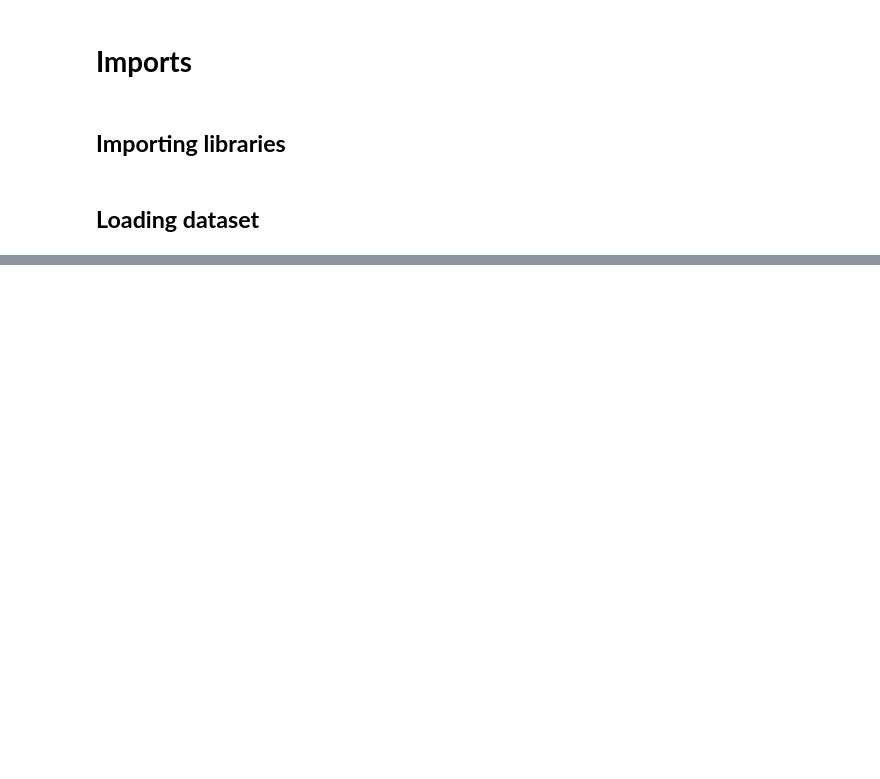
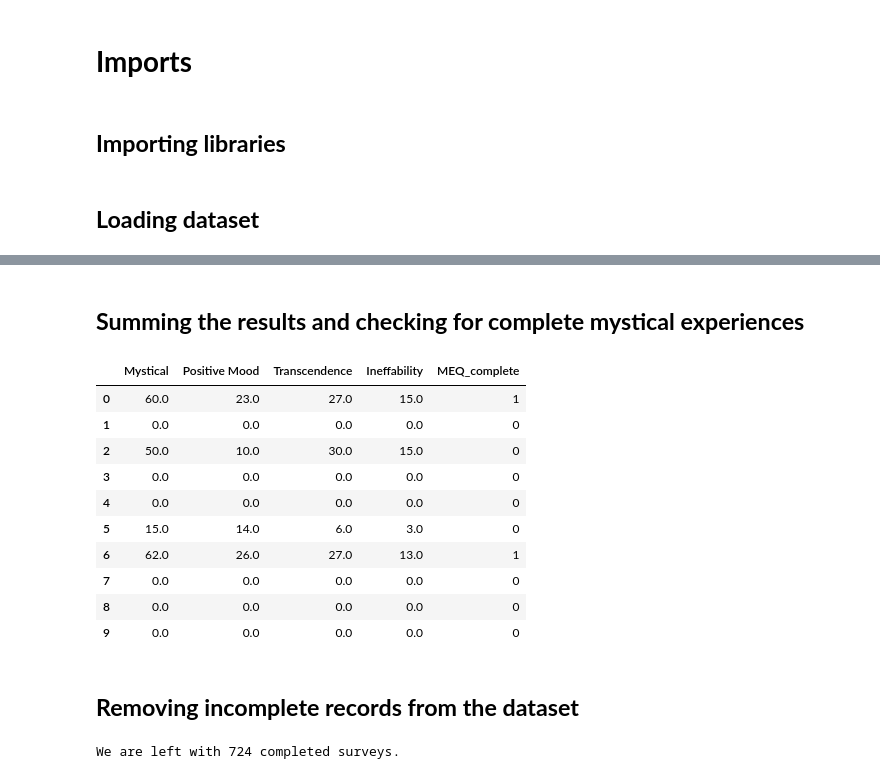
Before and after one commit to michal-owsiak/swps-university-research-part-II, a Jupyter notebook: linguistic_analysis.ipynb, the cells around one changed output, grey strips where cells are left out. Drawn from its saved outputs; the diff is of its cells as text; code cells hidden in the pictures; blank space fills up the shorter version.

```diff
--- a/linguistic_analysis.ipynb
+++ b/linguistic_analysis.ipynb
@@ -61,0 +61,64 @@ df.head(10)
+# %%
+meq30_columns = [col for col in df.columns if col.startswith("MEQ30")]
+
+replacement_mapping = {
+    1: 0,
+    2: 1,
+    3: 2,
+    4: 3,
+    5: 4,
+    6: 5
+}
+
+df[meq30_columns] = df[meq30_columns].replace(replacement_mapping)
+# %% [markdown]
+## **Summing the results and checking for complete mystical experiences**
+# %%
+MEQ30_subscales = {
+    "Mystical": [4, 5, 6, 9, 14, 15, 16, 18, 20, 21, 23, 24, 25, 26, 28],
+    "Positive Mood": [2, 8, 12, 17, 27, 30],
+    "Transcendence": [1, 7, 11, 13, 19, 22],
+    "Ineffability": [3, 10, 29]
+}
+
+for subscale, items in MEQ30_subscales.items():
+    df.loc[:, subscale] = df[[f"MEQ30_{item}" for item in items]].sum(axis=1)
+
+max_score = {
+    "Mystical": len(MEQ30_subscales["Mystical"]) * 5,
+    "Positive Mood": len(MEQ30_subscales["Positive Mood"]) * 5,
+    "Transcendence": len(MEQ30_subscales["Transcendence"]) * 5,
+    "Ineffability": len(MEQ30_subscales["Ineffability"]) * 5
+}
+
+df["MEQ_complete"] = (
+    (df["Mystical"] / max_score["Mystical"] >= 0.6) &
+    (df["Positive Mood"] / max_score["Positive Mood"] >= 0.6) &
+    (df["Transcendence"] / max_score["Transcendence"] >= 0.6) &
+    (df["Ineffability"] / max_score["Ineffability"] >= 0.6)
+).astype(int)
+
+df.iloc[:10, -5:]
+# %% [output]
+|  | Mystical | Positive Mood | Transcendence | Ineffability | MEQ_complete |
+| 0 | 60.0 | 23.0 | 27.0 | 15.0 | 1 |
+| 1 | 0.0 | 0.0 | 0.0 | 0.0 | 0 |
+| 2 | 50.0 | 10.0 | 30.0 | 15.0 | 0 |
+| 3 | 0.0 | 0.0 | 0.0 | 0.0 | 0 |
+| 4 | 0.0 | 0.0 | 0.0 | 0.0 | 0 |
+| 5 | 15.0 | 14.0 | 6.0 | 3.0 | 0 |
+| 6 | 62.0 | 26.0 | 27.0 | 13.0 | 1 |
+| 7 | 0.0 | 0.0 | 0.0 | 0.0 | 0 |
+| 8 | 0.0 | 0.0 | 0.0 | 0.0 | 0 |
+| 9 | 0.0 | 0.0 | 0.0 | 0.0 | 0 |
+# %% [markdown]
+## **Removing incomplete records from the dataset**
+# %%
+incomplete_survey = df[df["finished"] == 0]
+
+df.drop(incomplete_survey.index, inplace=True)
+df.reset_index(drop=True, inplace= True)
+
+print(f"We are left with {df.shape[0]} completed surveys.")
+# %% [output]
+We are left with 724 completed surveys.
```
Also changed, not shown: parts of 6 cells of this notebook.
